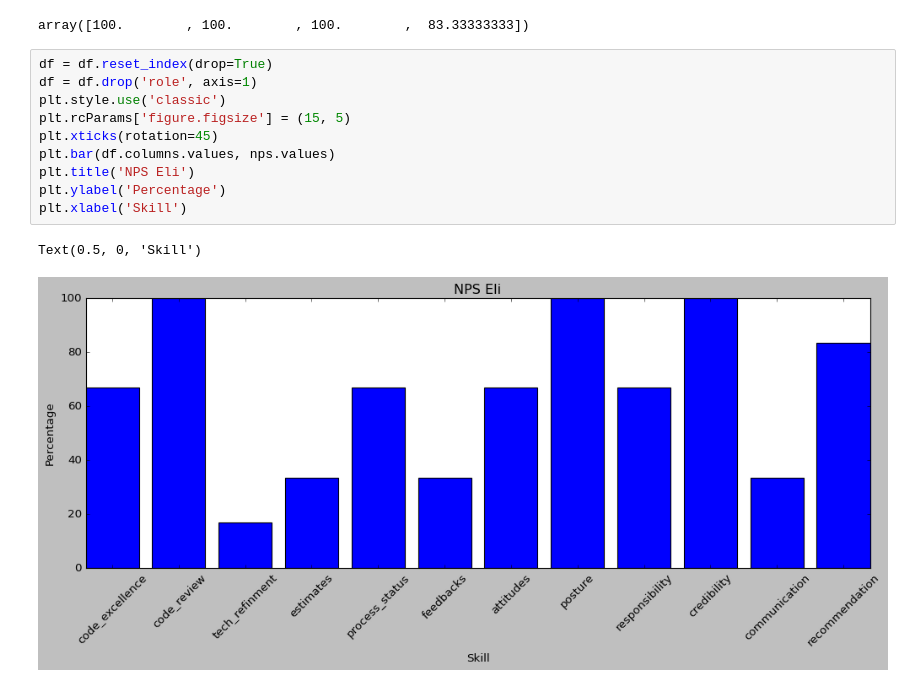
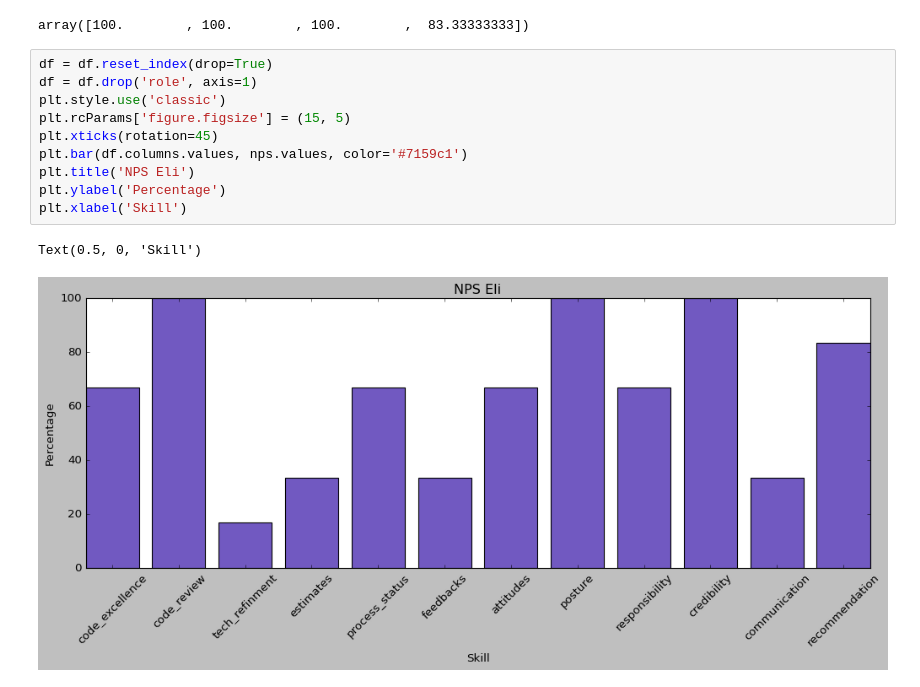
Before and after one commit to ElioenaiFerrari/ciandt-first-nps, a Jupyter notebook: PDP.ipynb, the cells around one changed output. Cells and saved outputs as stored; diff of their text form.

```diff
--- a/PDP.ipynb
+++ b/PDP.ipynb
@@ -108,13 +108,13 @@ array([100.        , 100.        , 100.        ,  83.33333333])
 # %%
 df = df.reset_index(drop=True)
 df = df.drop('role', axis=1)
 plt.style.use('classic')
 plt.rcParams['figure.figsize'] = (15, 5)
 plt.xticks(rotation=45)
-plt.bar(df.columns.values, nps.values)
+plt.bar(df.columns.values, nps.values, color='#7159c1')
 plt.title('NPS Eli')
 plt.ylabel('Percentage')
 plt.xlabel('Skill')
 # %% [output]
 Text(0.5, 0, 'Skill')
-[figure, old version]
+[figure, new version]
```
